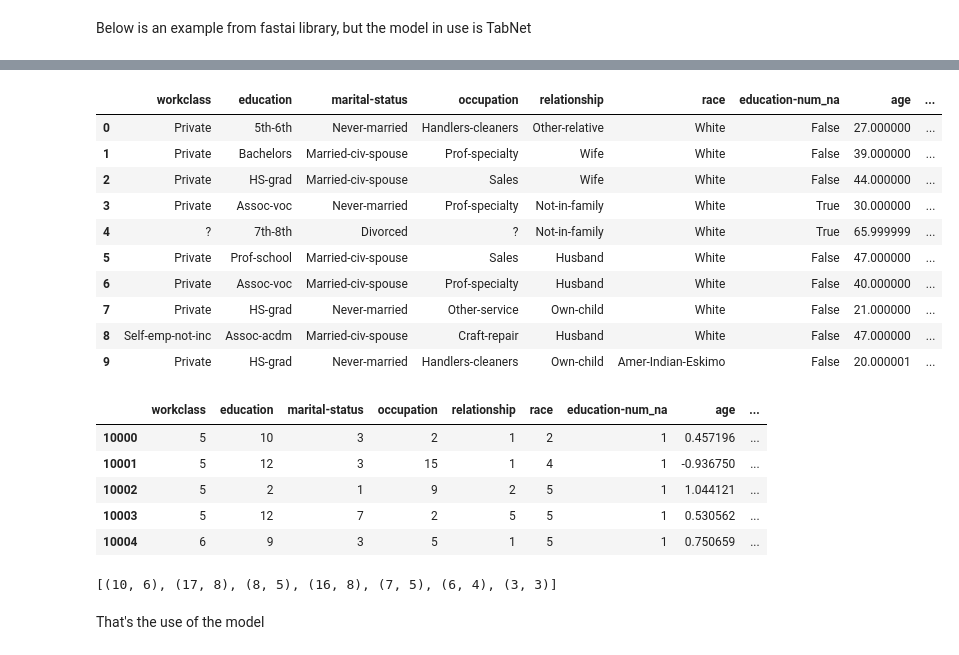
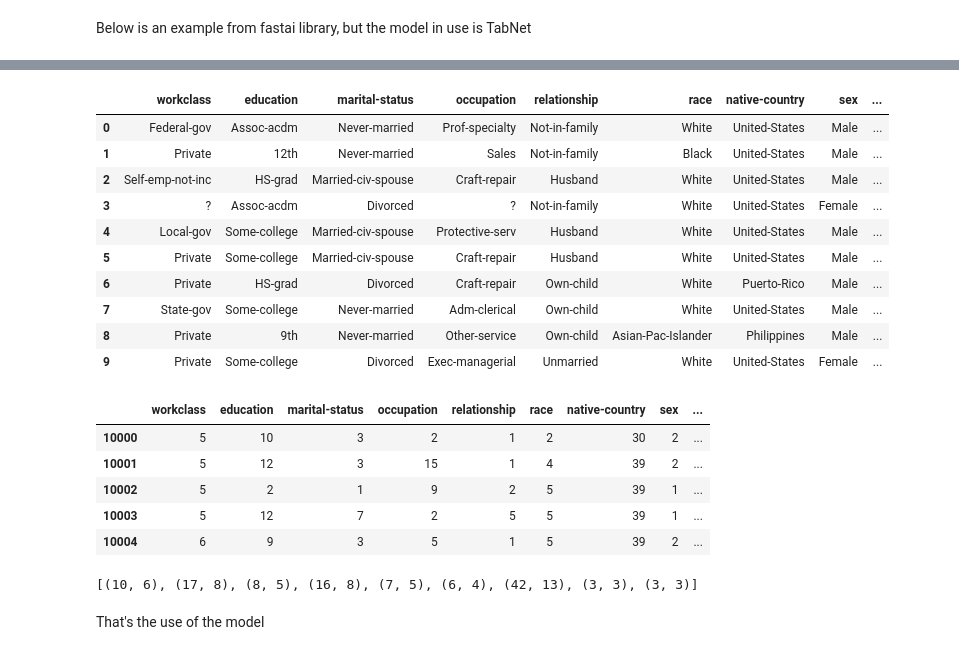
Before and after one commit to mgrankin/fast_tabnet, a Jupyter notebook: index.ipynb, the cells around one changed output, grey strips where cells are left out. Drawn from its saved outputs; the diff is of its cells as text; code cells hidden in the pictures.

```diff
--- a/index.ipynb
+++ b/index.ipynb
@@ -55,43 +54,44 @@ df_main.head()
 | 3 | 38 | Self-emp-inc | 112847 | Prof-school | 15.0 | Married-civ-spouse | Prof-specialty | Husband | ... |
 | 4 | 42 | Self-emp-not-inc | 82297 | 7th-8th | NaN | Married-civ-spouse | Other-service | Wife | ... |
 # %%
-cat_names = ['workclass', 'education', 'marital-status', 'occupation', 'relationship', 'race']
+cat_names = ['workclass', 'education', 'marital-status', 'occupation',
+             'relationship', 'race', 'native-country', 'sex']
 cont_names = ['age', 'fnlwgt', 'education-num']
 procs = [Categorify, FillMissing, Normalize]
 splits = RandomSplitter()(range_of(df_main))
 # %%
-to = TabularPandas(df_main, procs, cat_names, cont_names, y_names="salary", splits=splits)
+to = TabularPandas(df_main, procs, cat_names, cont_names, y_names="salary", y_block = CategoryBlock(), splits=splits)
 # %%
-dbch = to.dataloaders()
+dls = to.dataloaders()
 # %%
-dbch.valid.show_batch()
+dls.valid.show_batch()
 # %% [output]
-|  | workclass | education | marital-status | occupation | relationship | race | education-num_na | age | ... |
-| 0 | Private | 5th-6th | Never-married | Handlers-cleaners | Other-relative | White | False | 27.000000 | ... |
-| 1 | Private | Bachelors | Married-civ-spouse | Prof-specialty | Wife | White | False | 39.000000 | ... |
-| 2 | Private | HS-grad | Married-civ-spouse | Sales | Wife | White | False | 44.000000 | ... |
-| 3 | Private | Assoc-voc | Never-married | Prof-specialty | Not-in-family | White | True | 30.000000 | ... |
-| 4 | ? | 7th-8th | Divorced | ? | Not-in-family | White | True | 65.999999 | ... |
-| 5 | Private | Prof-school | Married-civ-spouse | Sales | Husband | White | False | 47.000000 | ... |
-| 6 | Private | Assoc-voc | Married-civ-spouse | Prof-specialty | Husband | White | False | 40.000000 | ... |
-| 7 | Private | HS-grad | Never-married | Other-service | Own-child | White | False | 21.000000 | ... |
-| 8 | Self-emp-not-inc | Assoc-acdm | Married-civ-spouse | Craft-repair | Husband | White | False | 47.000000 | ... |
-| 9 | Private | HS-grad | Never-married | Handlers-cleaners | Own-child | Amer-Indian-Eskimo | False | 20.000001 | ... |
+|  | workclass | education | marital-status | occupation | relationship | race | native-country | sex | ... |
+| 0 | Federal-gov | Assoc-acdm | Never-married | Prof-specialty | Not-in-family | White | United-States | Male | ... |
+| 1 | Private | 12th | Never-married | Sales | Not-in-family | Black | United-States | Male | ... |
+| 2 | Self-emp-not-inc | HS-grad | Married-civ-spouse | Craft-repair | Husband | White | United-States | Male | ... |
+| 3 | ? | Assoc-acdm | Divorced | ? | Not-in-family | White | United-States | Female | ... |
+| 4 | Local-gov | Some-college | Married-civ-spouse | Protective-serv | Husband | White | United-States | Male | ... |
+| 5 | Private | Some-college | Married-civ-spouse | Craft-repair | Husband | White | United-States | Male | ... |
+| 6 | Private | HS-grad | Divorced | Craft-repair | Own-child | White | Puerto-Rico | Male | ... |
+| 7 | State-gov | Some-college | Never-married | Adm-clerical | Own-child | White | United-States | Male | ... |
+| 8 | Private | 9th | Never-married | Other-service | Own-child | Asian-Pac-Islander | Philippines | Male | ... |
+| 9 | Private | Some-college | Divorced | Exec-managerial | Unmarried | White | United-States | Female | ... |
 # %%
 to_tst = to.new(df_test)
 to_tst.process()
 to_tst.all_cols.head()
 # %% [output]
-|  | workclass | education | marital-status | occupation | relationship | race | education-num_na | age | ... |
-| 10000 | 5 | 10 | 3 | 2 | 1 | 2 | 1 | 0.457196 | ... |
-| 10001 | 5 | 12 | 3 | 15 | 1 | 4 | 1 | -0.936750 | ... |
-| 10002 | 5 | 2 | 1 | 9 | 2 | 5 | 1 | 1.044121 | ... |
-| 10003 | 5 | 12 | 7 | 2 | 5 | 5 | 1 | 0.530562 | ... |
-| 10004 | 6 | 9 | 3 | 5 | 1 | 5 | 1 | 0.750659 | ... |
+|  | workclass | education | marital-status | occupation | relationship | race | native-country | sex | ... |
+| 10000 | 5 | 10 | 3 | 2 | 1 | 2 | 30 | 2 | ... |
+| 10001 | 5 | 12 | 3 | 15 | 1 | 4 | 39 | 2 | ... |
+| 10002 | 5 | 2 | 1 | 9 | 2 | 5 | 39 | 1 | ... |
+| 10003 | 5 | 12 | 7 | 2 | 5 | 5 | 39 | 1 | ... |
+| 10004 | 6 | 9 | 3 | 5 | 1 | 5 | 39 | 2 | ... |
 # %%
 emb_szs = get_emb_sz(to); print(emb_szs)
 # %% [output]
-[(10, 6), (17, 8), (8, 5), (16, 8), (7, 5), (6, 4), (3, 3)]
+[(10, 6), (17, 8), (8, 5), (16, 8), (7, 5), (6, 4), (42, 13), (3, 3), (3, 3)]
 # %% [markdown]
 That's the use of the model
 # %%
```
Also changed, not shown: parts of 11 cells of this notebook.
